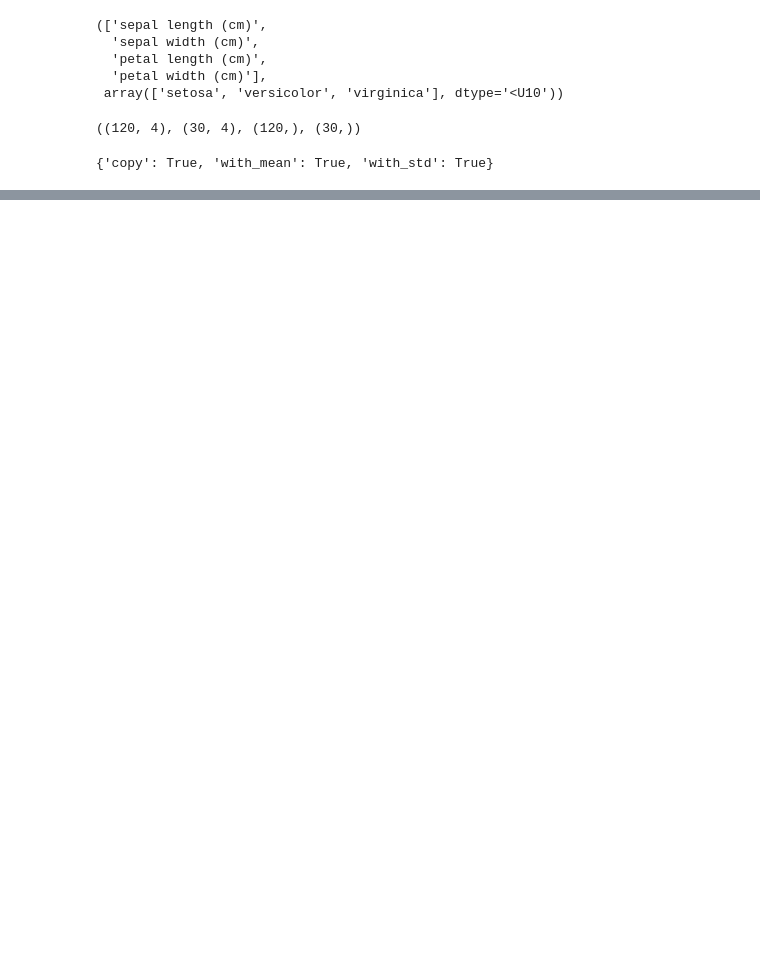
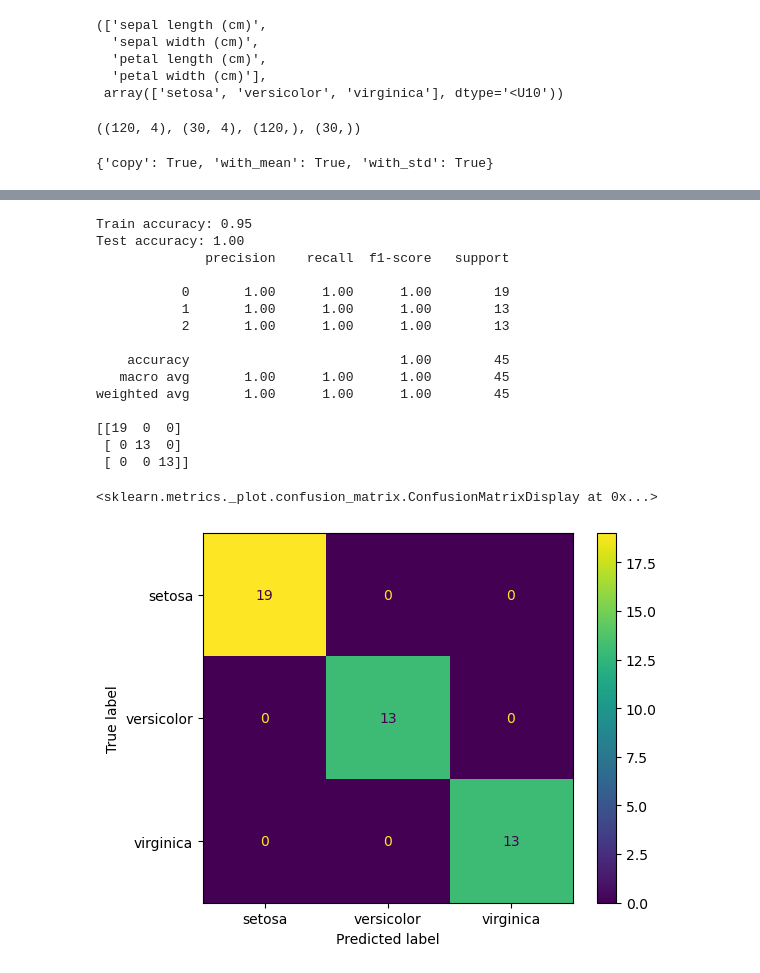
Before and after one commit to JasonLin2002/learning-result, a Jupyter notebook: 機器學習/0607/ClassUse.ipynb, the cells around one changed output, grey strips where cells are left out. Drawn from its saved outputs; the diff is of its cells as text; code cells hidden in the pictures; blank space fills up the shorter version.

```diff
--- a/機器學習/0607/ClassUse.ipynb
+++ b/機器學習/0607/ClassUse.ipynb
@@ -31,0 +79,18 @@ sc.get_params()  # 獲取StandardScaler的參數
+# %%
+from sklearn import datasets  # 從sklearn匯入datasets
+from sklearn.model_selection import train_test_split  # 從sklearn.model_selection匯入train_test_split
+from sklearn.preprocessing import StandardScaler  # 從sklearn.preprocessing匯入StandardScaler
+from sklearn.neighbors import KNeighborsClassifier  # 從sklearn.neighbors匯入KNeighborsClassifier
+
+iris = datasets.load_iris()  # 載入iris資料集
+X_train, X_test, y_train, y_test = train_test_split(iris.data, iris.target, test_size=0.3, random_state=42)  # 分割資料集為訓練集和測試集
+sc = StandardScaler()  # 創建StandardScaler物件
+sc.fit(X_train)  # 用訓練資料來擬合標準化模型
+X_train_std = sc.transform(X_train)  # 將訓練資料進行標準化
+X_test_std = sc.transform(X_test)  # 將測試資料進行標準化
+
+knn = KNeighborsClassifier(n_neighbors=5, p=2, metric='minkowski', algorithm='auto')  # 創建KNeighborsClassifier物件
+knn.fit(X_train_std, y_train)  # 用標準化後的訓練資料來訓練KNN模型
+
+print('Train accuracy: %.2f' % knn.score(X_train_std, y_train))  # 輸出訓練集準確度
+print('Test accuracy: %.2f' % knn.score(X_test_std, y_test))  # 輸出測試集準確度
@@ -31,0 +166,43 @@ sc.get_params()  # 獲取StandardScaler的參數
+# %%
+from sklearn import datasets  # 從sklearn匯入datasets
+from sklearn.model_selection import train_test_split  # 從sklearn.model_selection匯入train_test_split
+from sklearn.preprocessing import StandardScaler  # 從sklearn.preprocessing匯入StandardScaler
+from sklearn.neighbors import KNeighborsClassifier  # 從sklearn.neighbors匯入KNeighborsClassifier
+from sklearn.metrics import confusion_matrix, classification_report, ConfusionMatrixDisplay  # 從sklearn.metrics匯入confusion_matrix、classification_report和ConfusionMatrixDisplay
+
+iris = datasets.load_iris()  # 載入iris資料集
+X_train, X_test, y_train, y_test = train_test_split(iris.data, iris.target, test_size=0.3, random_state=42)  # 分割資料集為訓練集和測試集
+sc = StandardScaler()  # 創建StandardScaler物件
+sc.fit(X_train)  # 用訓練資料來擬合標準化模型
+X_train_std = sc.transform(X_train)  # 將訓練資料進行標準化
+X_test_std = sc.transform(X_test)  # 將測試資料進行標準化
+
+knn = KNeighborsClassifier(n_neighbors=5, p=2, metric='minkowski', algorithm='auto')  # 創建KNeighborsClassifier物件
+knn.fit(X_train_std, y_train)  # 用標準化後的訓練資料來訓練KNN模型
+
+print('Train accuracy: %.2f' % knn.score(X_train_std, y_train))  # 輸出訓練集準確度
+print('Test accuracy: %.2f' % knn.score(X_test_std, y_test))  # 輸出測試集準確度
+
+pred = knn.predict(X_test_std)  # 用標準化後的測試資料進行預測
+print(classification_report(y_test, pred))  # 輸出分類報告
+cm = confusion_matrix(y_test, pred)  # 計算混淆矩陣
+print(cm)  # 輸出混淆矩陣
+ConfusionMatrixDisplay(cm, display_labels=iris.target_names).plot()  # 顯示混淆矩陣
+# %% [output]
+Train accuracy: 0.95
+Test accuracy: 1.00
+              precision    recall  f1-score   support
+
+           0       1.00      1.00      1.00        19
+           1       1.00      1.00      1.00        13
+           2       1.00      1.00      1.00        13
+
+    accuracy                           1.00        45
+   macro avg       1.00      1.00      1.00        45
+weighted avg       1.00      1.00      1.00        45
+
+[[19  0  0]
+ [ 0 13  0]
+ [ 0  0 13]]
+<sklearn.metrics._plot.confusion_matrix.ConfusionMatrixDisplay at 0x...>
+[figure, added]
```
Also changed, not shown: parts of 5 cells of this notebook.
